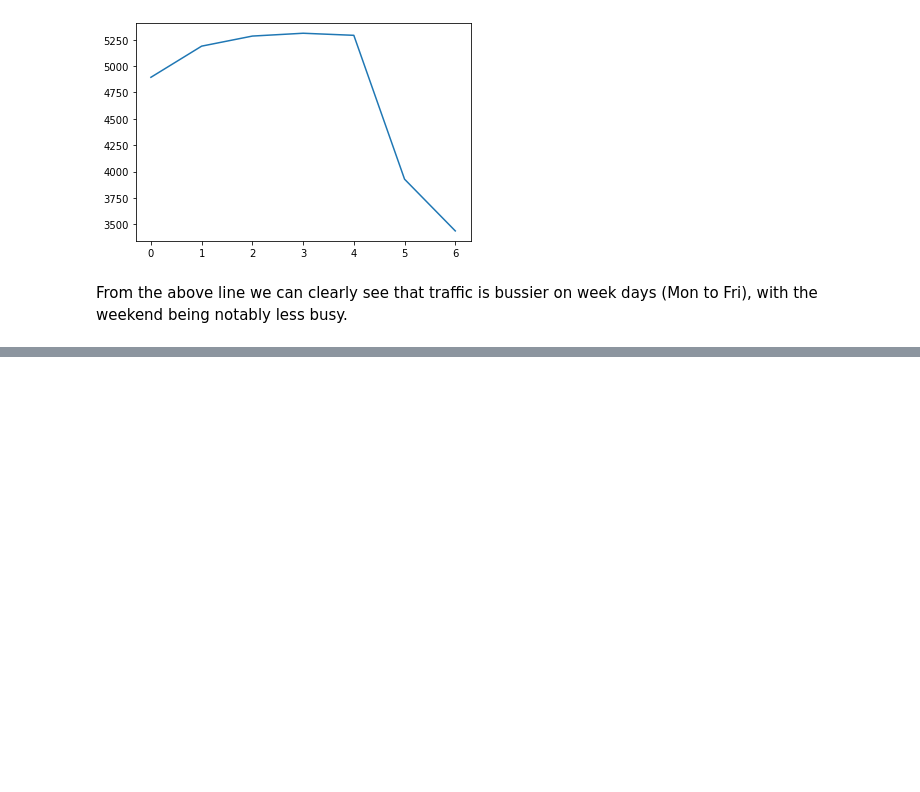
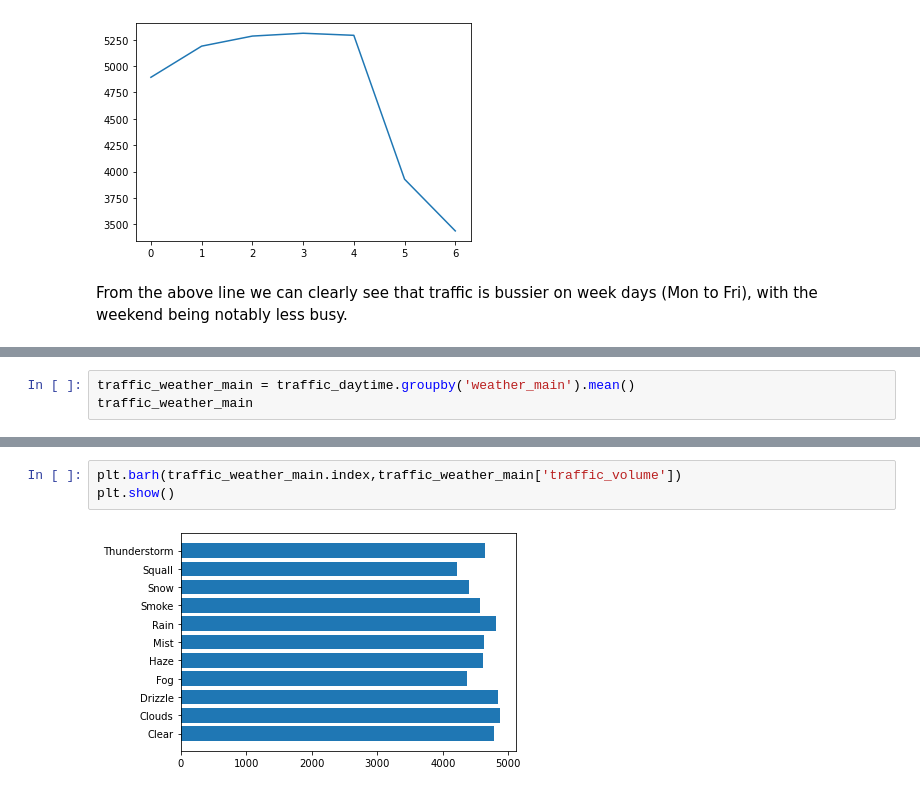
Before and after one commit to timwoodland/Finding_heavy_traffic_indicators_on_I-94_project, a Jupyter notebook: Finding_heavy_traffic_indicators_on_I-94_project.ipynb, the cells around one changed output, grey strips where cells are left out. Saved outputs shown, nothing was run; the diff lists cells and outputs as text; blank space fills up the shorter version.

```diff
--- a/Finding_heavy_traffic_indicators_on_I-94_project.ipynb
+++ b/Finding_heavy_traffic_indicators_on_I-94_project.ipynb
@@ -301,0 +416,3 @@ From the above line we can clearly see that traffic is bussier on week days (Mon
+# %%
+traffic_weather_main = traffic_daytime.groupby('weather_main').mean()
+traffic_weather_main
@@ -301,0 +433,5 @@ From the above line we can clearly see that traffic is bussier on week days (Mon
+# %%
+plt.barh(traffic_weather_main.index,traffic_weather_main['traffic_volume'])
+plt.show()
+# %% [output]
+[figure, added]
```
Also changed, not shown: parts of 21 cells of this notebook.
